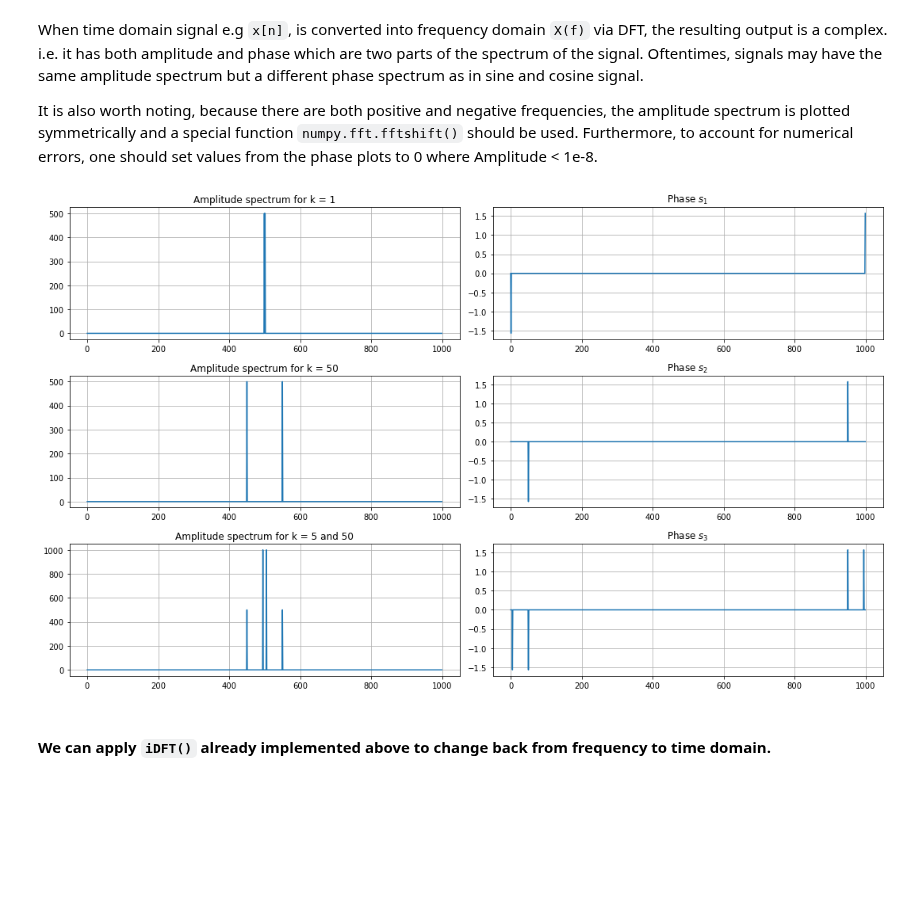
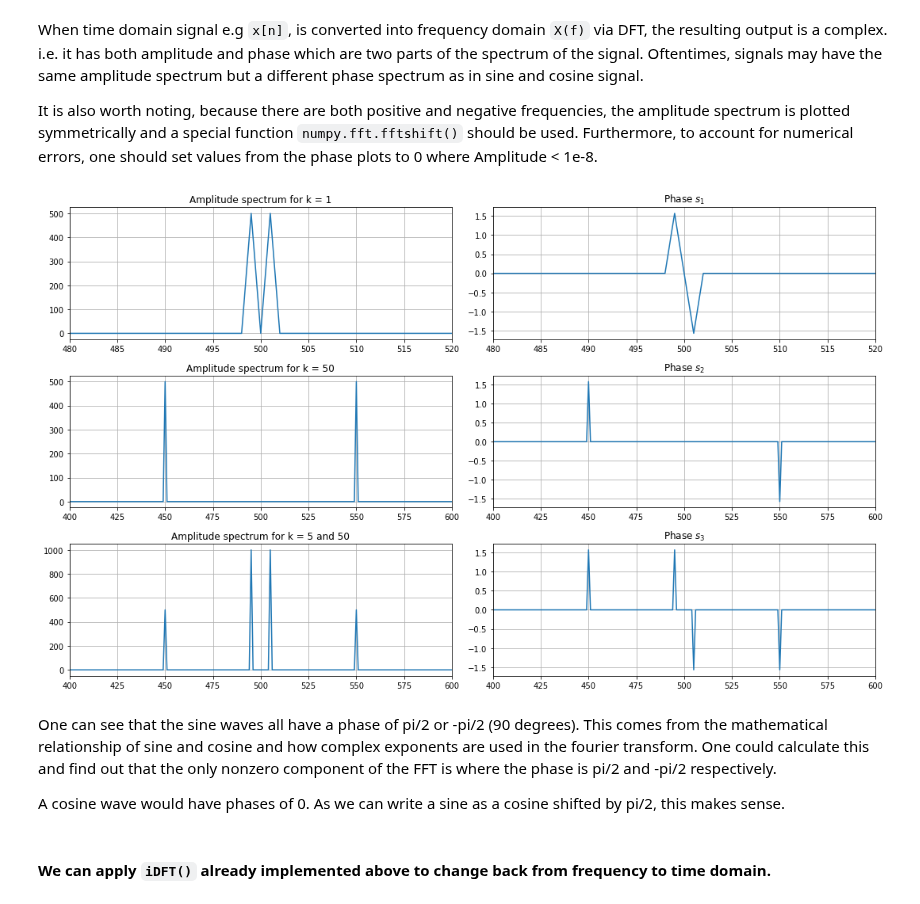
Before and after one commit to kerim325/SIP_Tutorials, a Jupyter notebook: Conv_DFT/SIP_SS23_Convolution-DFT_Tutorial_Solution.ipynb, the cells around one changed output. Cells and saved outputs as stored; diff of their text form; code cells hidden in the pictures; blank space fills up the shorter version.

```diff
--- a/Conv_DFT/SIP_SS23_Convolution-DFT_Tutorial_Solution.ipynb
+++ b/Conv_DFT/SIP_SS23_Convolution-DFT_Tutorial_Solution.ipynb
@@ -175,37 +175,47 @@ It is also worth noting, because there are both positive and negative frequencie
 fig, ax = plt.subplots(3, 2, figsize=(15,9))
 ax[0,0].plot(np.fft.fftshift(np.abs(S1)))
 ax[0,0].grid()
+ax[0,0].set_xlim(480,520)
 ax[0,0].set_title('Amplitude spectrum for k = 1')
 
 Phase = np.angle(S1)
 Phase[np.abs(S1) < 1e-8] = 0
-ax[0,1].plot(Phase)
+ax[0,1].plot(np.fft.fftshift(Phase))
 ax[0,1].grid()
+ax[0,1].set_xlim(480,520)
 ax[0,1].set_title('Phase $s_{1}$')
 
 ax[1,0].plot(np.fft.fftshift(np.abs(S2)))
 ax[1,0].grid()
+ax[1,0].set_xlim(400,600)
 ax[1,0].set_title('Amplitude spectrum for k = 50')
 
 Phase = np.angle(S2)
 Phase[np.abs(S2) < 1e-8] = 0
-ax[1,1].plot(Phase)
+ax[1,1].plot(np.fft.fftshift(Phase))
 ax[1,1].grid()
+ax[1,1].set_xlim(400,600)
 ax[1,1].set_title('Phase $s_{2}$')
 
 ax[2, 0].plot(np.fft.fftshift(np.abs(S3)))
 ax[2, 0].grid()
+ax[2, 0].set_xlim(400,600)
 ax[2, 0].set_title('Amplitude spectrum for k = 5 and 50')
 
 Phase = np.angle(S3)
 Phase[np.abs(S3) < 1e-8] = 0
-ax[2, 1].plot(Phase)
+ax[2, 1].plot(np.fft.fftshift(Phase))
 ax[2, 1].grid()
+ax[2, 1].set_xlim(400,600)
 ax[2, 1].set_title('Phase $s_{3}$')
 
 plt.tight_layout()
 # %% [output]
-[figure, old version]
+[figure, new version]
+# %% [markdown]
+One can see that the sine waves all have a phase of pi/2 or -pi/2 (90 degrees). This comes from the mathematical relationship of sine and cosine and how complex exponents are used in the fourier transform. One could calculate this and find out that the only nonzero component of the FFT is where the phase is pi/2 and -pi/2 respectively.
+
+A cosine wave would have phases of 0. As we can write a sine as a cosine shifted by pi/2, this makes sense.
 # %% [markdown]
 #### We can apply `iDFT()` already implemented above to change back from frequency to time domain.
 # %%
```
Also changed, not shown: parts of 5 cells of this notebook, 1 other file.
